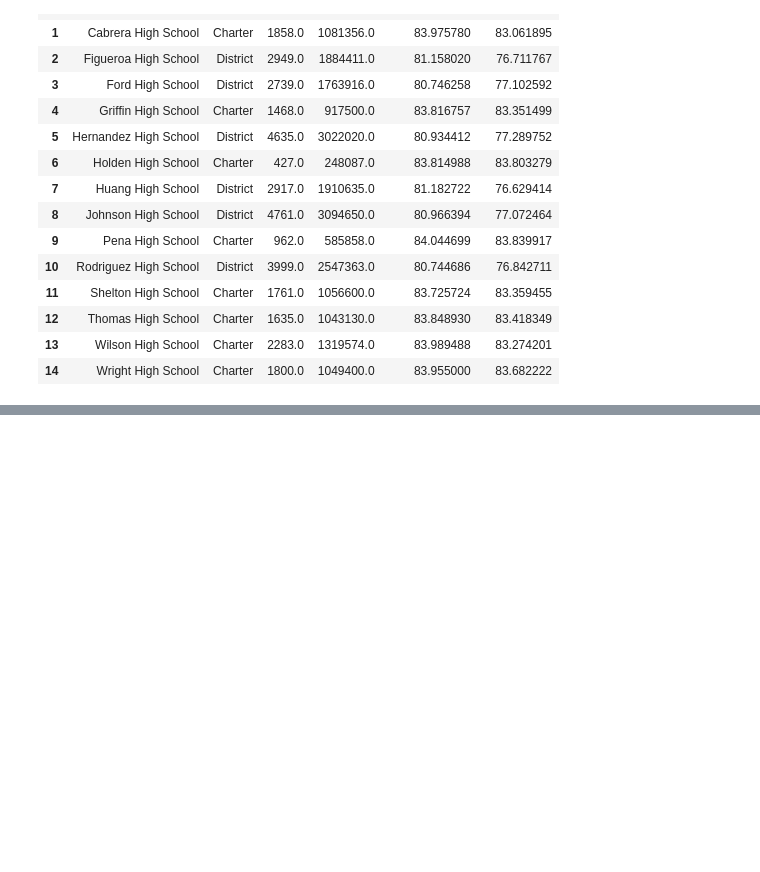
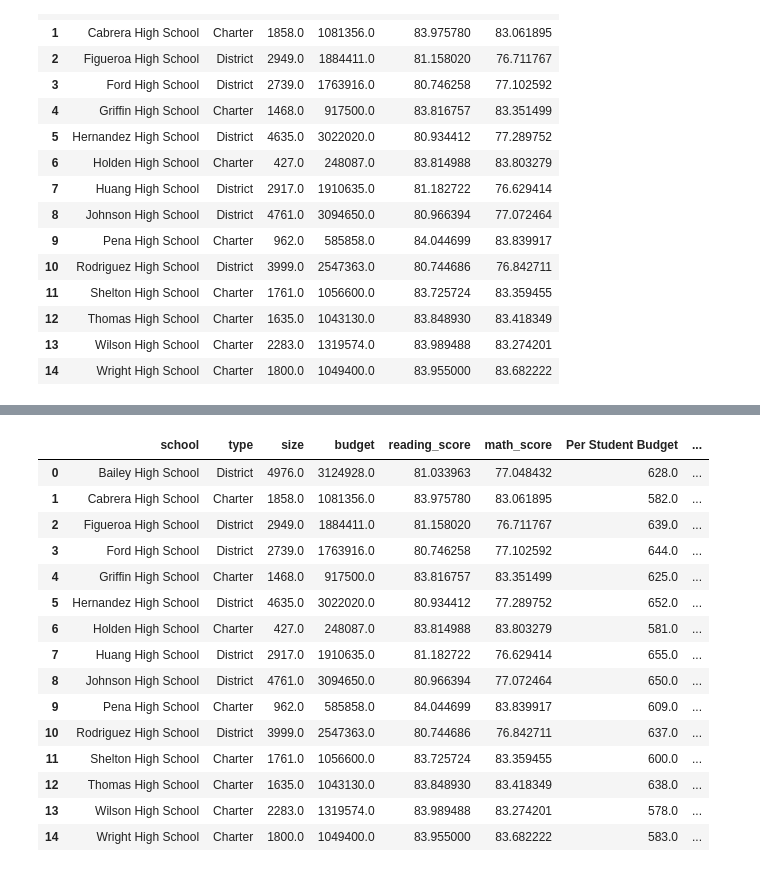
Before and after one commit to ehyoder/Academy_of_Py_Homework, a Jupyter notebook: Academy_of_Py_Beth_Yoder.ipynb, the cells around one changed output, grey strips where cells are left out. Saved outputs shown, nothing was run; the diff lists cells and outputs as text; code cells hidden in the pictures; blank space fills up the shorter version.

```diff
--- a/Academy_of_Py_Beth_Yoder.ipynb
+++ b/Academy_of_Py_Beth_Yoder.ipynb
@@ -184,9 +184,9 @@ school_summary_table_df
 # Create a new column called percent passing math
 
 # Create a new column called "Per Student Budget" and add to existing dataframe
-school_summary_table_df["Per Student Budget"] = school_summary_table_df["size"]/school_summary_table_df["budget"]
+school_summary_table_df["Per Student Budget"] = school_summary_table_df["budget"]/school_summary_table_df["size"]
 school_summary_table_df
+
 # Create a new column called "Overall Passing Rate"
-#new_merge_df["Overall Passing Rate"] = new_merge_df([percent_passing_math]+[percent_passing_reading]).mean()
-#new_merge_df
-#overall_passing_rate = new_merge_df([percent_passing_math]+[percent_passing_reading]).mean()
+#school_passing_rate = school_summary_table_df([percent_passing_math]+[percent_passing_reading]).mean()
+#school_summary_table_df["Overall Passing Rate"] = school_passing_rate
@@ -263 +312,26 @@ merge_readingbygrade_df
+# %%
+#Scores by school spending per student budget
+bins = [575, 600, 620, 640, 660]
+spending_names = ["575-599", "600-619", "620-639", "640-659"]
+school_summary_table_df["Spending per student"] = pd.cut(school_summary_table_df["Per Student Budget"], bins, labels=spending_names)
+spending_per_student = school_summary_table_df.groupby("Spending per student")
+spending_per_student.head()
+#school_spending
+# %% [output]
+|  | school | type | size | budget | reading_score | math_score | Per Student Budget | ... |
+| 0 | Bailey High School | District | 4976.0 | 3124928.0 | 81.033963 | 77.048432 | 628.0 | ... |
+| 1 | Cabrera High School | Charter | 1858.0 | 1081356.0 | 83.975780 | 83.061895 | 582.0 | ... |
+| 2 | Figueroa High School | District | 2949.0 | 1884411.0 | 81.158020 | 76.711767 | 639.0 | ... |
+| 3 | Ford High School | District | 2739.0 | 1763916.0 | 80.746258 | 77.102592 | 644.0 | ... |
+| 4 | Griffin High School | Charter | 1468.0 | 917500.0 | 83.816757 | 83.351499 | 625.0 | ... |
+| 5 | Hernandez High School | District | 4635.0 | 3022020.0 | 80.934412 | 77.289752 | 652.0 | ... |
+| 6 | Holden High School | Charter | 427.0 | 248087.0 | 83.814988 | 83.803279 | 581.0 | ... |
+| 7 | Huang High School | District | 2917.0 | 1910635.0 | 81.182722 | 76.629414 | 655.0 | ... |
+| 8 | Johnson High School | District | 4761.0 | 3094650.0 | 80.966394 | 77.072464 | 650.0 | ... |
+| 9 | Pena High School | Charter | 962.0 | 585858.0 | 84.044699 | 83.839917 | 609.0 | ... |
+| 10 | Rodriguez High School | District | 3999.0 | 2547363.0 | 80.744686 | 76.842711 | 637.0 | ... |
+| 11 | Shelton High School | Charter | 1761.0 | 1056600.0 | 83.725724 | 83.359455 | 600.0 | ... |
+| 12 | Thomas High School | Charter | 1635.0 | 1043130.0 | 83.848930 | 83.418349 | 638.0 | ... |
+| 13 | Wilson High School | Charter | 2283.0 | 1319574.0 | 83.989488 | 83.274201 | 578.0 | ... |
+| 14 | Wright High School | Charter | 1800.0 | 1049400.0 | 83.955000 | 83.682222 | 583.0 | ... |
 # %%
```
Also changed, not shown: parts of 7 cells of this notebook.
